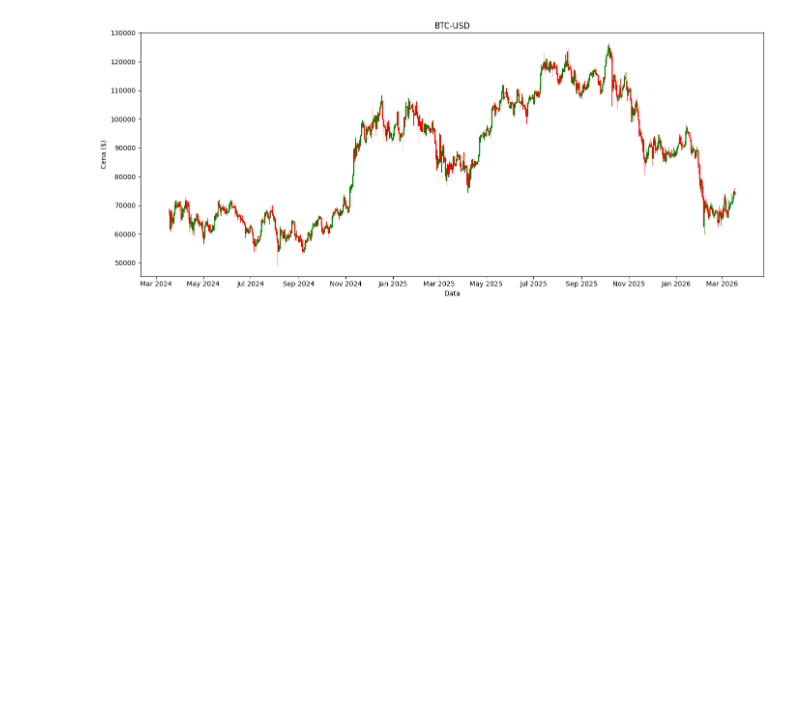
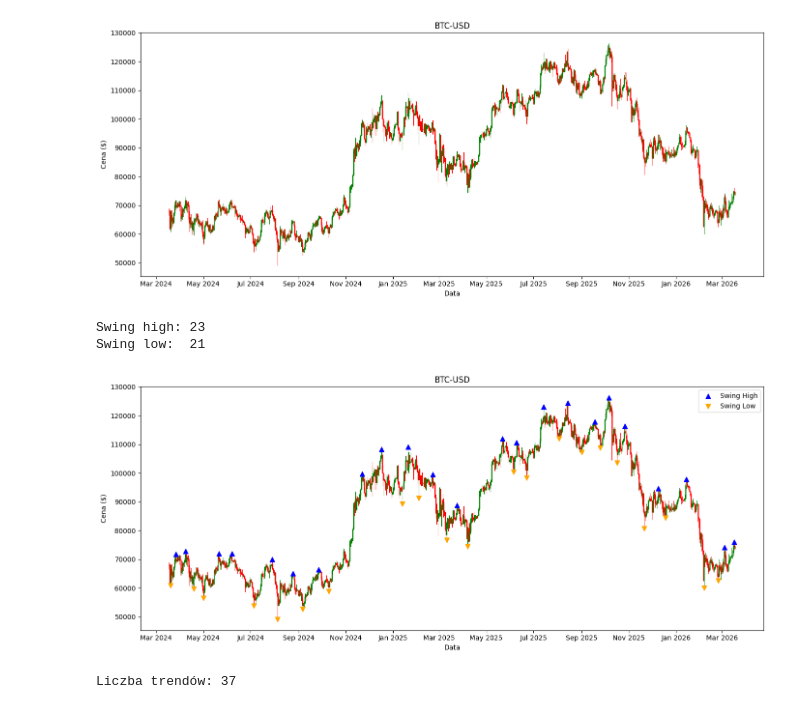
Before and after one commit to Paffeueq/fibonacci-retracement-ml, a Jupyter notebook: dyplomowy.ipynb, the cells around one changed output. Saved outputs shown, nothing was run; the diff lists cells and outputs as text; code cells hidden in the pictures; blank space fills up the shorter version.

Commit message:
second stage- swing high/low detection, trend identification and Fibonacci zones

```diff
--- a/dyplomowy.ipynb
+++ b/dyplomowy.ipynb
@@ -66,3 +96,63 @@ plt.tight_layout()
 plt.show()
 # %% [output]
 [figure]
+# %%
+n = 10 #ile swiec sprawdzamy z kazdej strony
+df["swing_high"] = np.nan
+df["swing_low"] = np.nan
+
+df.loc[argrelextrema(df["High"].values, np.greater_equal, order=n)[0], "swing_high"] = df["High"] # znajdowanie numery wieszy lokalnyh maks
+df.loc[argrelextrema(df["Low"].values, np.less_equal, order=n)[0], "swing_low"] = df["Low"] # znajdowanie numery wieszy lokalnyh min
+
+print(f"Swing high: {df['swing_high'].notna().sum()}")
+print(f"Swing low:  {df['swing_low'].notna().sum()}")
+# %% [output]
+Swing high: 23
+Swing low:  21
+# %%
+fig, ax = plt.subplots(figsize=(14, 6))
+
+for _, row in df.iterrows():
+    color = "green" if row["Close"] >= row["Open"] else "red"
+    ax.plot([row["Date"], row["Date"]], [row["Low"], row["High"]], color=color, linewidth=0.8) #knot siwecy
+    ax.add_patch(Rectangle(     #swieca
+        (mdates.date2num(row["Date"]) - 0.3, min(row["Open"], row["Close"])),
+        0.6,
+        abs(row["Close"] - row["Open"]),
+        color=color
+    ))
+
+ax.scatter(df["Date"], df["swing_high"], color="blue", marker="^", s=50, zorder=5, label="Swing High")
+ax.scatter(df["Date"], df["swing_low"], color="orange", marker="v", s=50, zorder=5, label="Swing Low")
+ax.legend()
+ax.xaxis.set_major_formatter(mdates.DateFormatter("%b %Y"))    # etykiety osi x na daty
+ax.xaxis.set_major_locator(mdates.MonthLocator(interval=2))     # co 2 miesiace etykieta na osi x
+plt.title(f"{ticker}")
+plt.xlabel("Data")
+plt.ylabel("Cena ($)")
+plt.tight_layout()
+plt.show()
+# %% [output]
+[figure, added]
+# %%
+swing_points = []
+
+for i, row in df.iterrows():
+    if not np.isnan(row["swing_high"]):
+        swing_points.append((row["Date"], row["swing_high"], "high"))
+    if not np.isnan(row["swing_low"]):
+        swing_points.append((row["Date"], row["swing_low"], "low"))
+
+swing_points.sort(key=lambda x: x[0])
+
+trends = []
+for i in range(len(swing_points) - 1):
+    a, b = swing_points[i], swing_points[i + 1]
+    if a[2] == "low" and b[2] == "high":
+        trends.append({"start_date": a[0], "start_price": a[1], "end_date": b[0], "end_price": b[1], "typ": "wzrost"})
+    elif a[2] == "high" and b[2] == "low":
+        trends.append({"start_date": a[0], "start_price": a[1], "end_date": b[0], "end_price": b[1], "typ": "spadek"})
+
+print(f"Liczba trendów: {len(trends)}")
+# %% [output]
+Liczba trendów: 37
```
Also changed, not shown: parts of 7 cells of this notebook.
